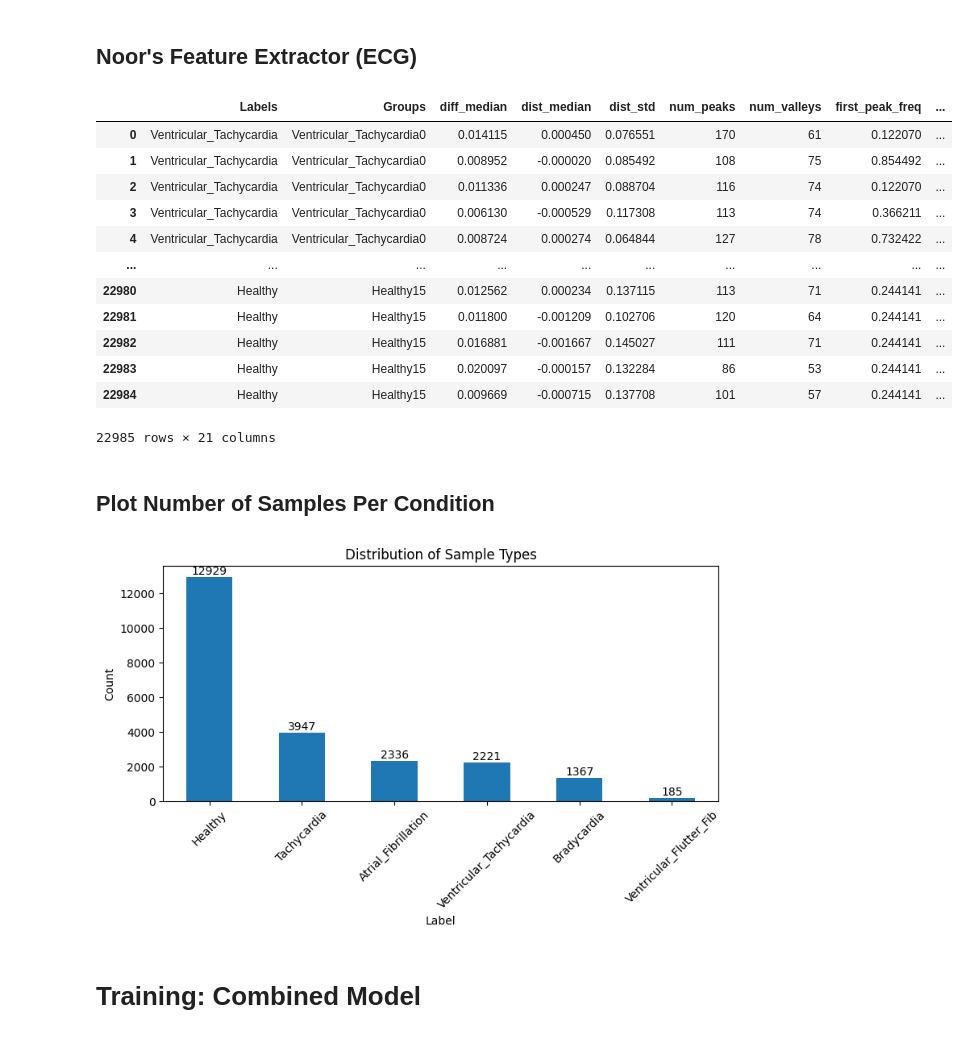
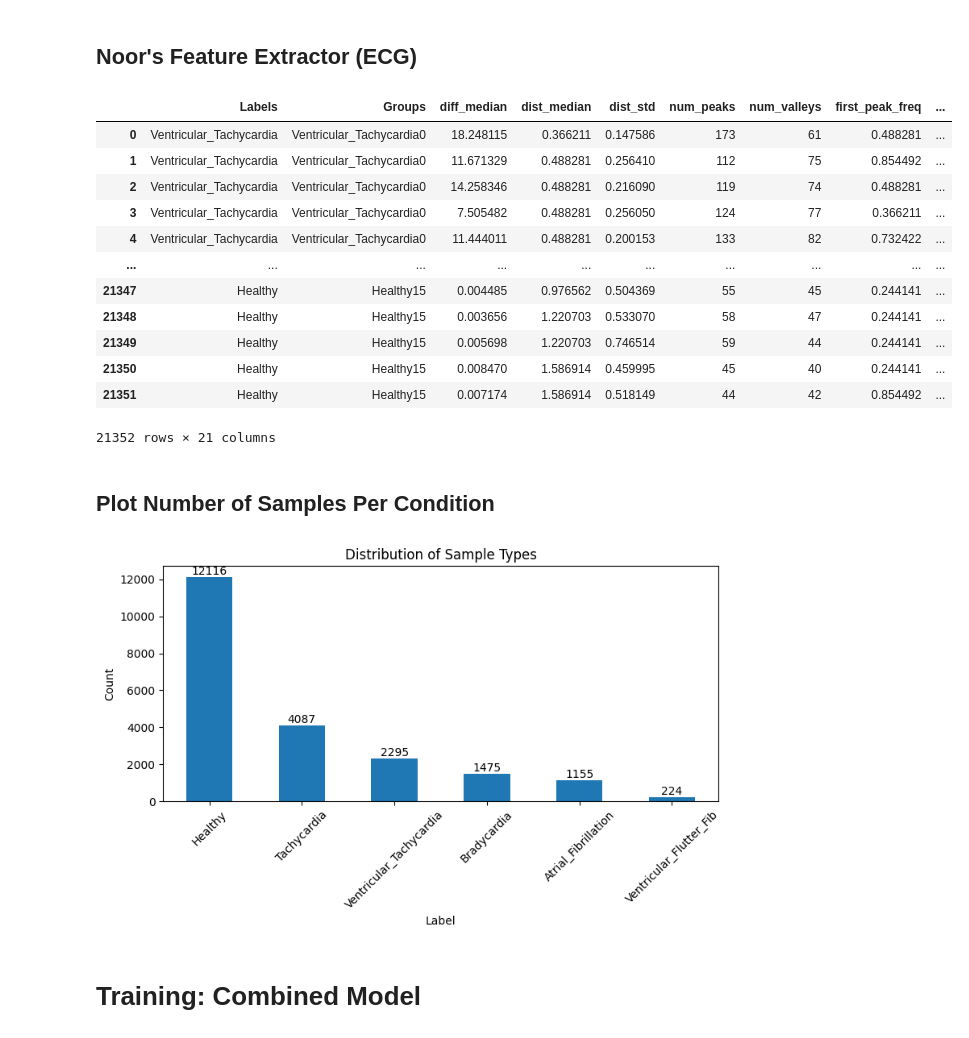
Before and after one commit to sarah-alabdulrazzak/RhythmGuard, a Jupyter notebook: Combined_Models.ipynb, the cells around one changed output. Drawn from its saved outputs; the diff is of its cells as text; code cells hidden in the pictures.

```diff
--- a/Combined_Models.ipynb
+++ b/Combined_Models.ipynb
@@ -119,8 +119,8 @@ def downsample(ecg_signal, original_fs=250, target_fs=125):
     return downsampled_signal
 
 def standardize(data):
-    return ( data - np.mean(data) ) / np.std(data)
-    #return data
+    #return ( data - np.mean(data) ) / np.std(data)
+    return data
 
 def getWaveform(label, index, sampleType, startPoint=0, duration=1024, trueAlarm=1):
     if(label=="Atrial_Fibrillation" or label=="Healthy"):
@@ -321,7 +321,7 @@ for i in range(len(signals_ecg)):
     diff_median.append(np.median(2.0/N * np.abs(yf[:N//2])[fft_peaks])-np.median(2.0/N * np.abs(yf[:N//2])[fft_valleys]))
     num_peaks.append(len(fft_peaks))
     num_valleys.append(len(fft_valleys))
-    fft_intervals=getIntervals(2.0/N * np.abs(yf[:N//2])[fft_peaks]) # find intervals between every two peaks
+    fft_intervals=getIntervals(xf[fft_peaks]) # find intervals between every two peaks
     distance_median.append(np.median(fft_intervals))
     distance_std.append(np.std(fft_intervals))
     try:
@@ -340,45 +340,45 @@ for i in range(len(signals_ecg)):
     td_ss=getIntervals(td_valleys)
     rr_median.append(np.median(td_rr))
     rr_std.append(np.std(td_rr))
     ss_median.append(np.median(td_ss))
     ss_std.append(np.std(td_ss))
 
     # PPG
     ppg_features=extract_ppg_features(signals_ppg[i], labels[i], sampling_rate=125)
     systolic_amp.append(ppg_features["Systolic Amplitude"])
     diastolic_amp.append(ppg_features["Diastolic Amplitude"])
     systolic_area.append(ppg_features["Systolic Area"])
     diastolic_area.append(ppg_features["Diastolic Area"])
     systolic_time.append(ppg_features["Systolic Time"])
     diastolic_time.append(ppg_features["Diastolic Time"])
     pulse_interval.append(ppg_features["Pulse Interval"])
     pp_interval.append(ppg_features["Peak-to-Peak Interval"])
     fwhm.append(ppg_features["Full Width Half Maximum"])
 
 samples_df=pd.DataFrame({"Labels": labels_passed, "Groups": groups_passed, "diff_median":diff_median,
                          "dist_median": distance_median, "dist_std": distance_std, "num_peaks":num_peaks,
                          "num_valleys":num_valleys, "first_peak_freq":first_peak_freq, "second_peak_freq":second_peak_freq,
                          "rr_median": rr_median, "rr_std": rr_std, "ss_median": ss_median, "ss_std": ss_std,
                         "systolic_amp":systolic_amp, "diastolic_amp":diastolic_amp, "systolic_area":systolic_area,
                         "diastolic_area":diastolic_area, "systolic_time":systolic_time, "diastolic_time":diastolic_time,
                         "pulse_interval":pulse_interval, "pp_interval":pp_interval, "fwhm":fwhm})
 samples_df=samples_df.dropna().reset_index(drop=True)
 samples_df.drop("diastolic_area", axis=1, inplace=True)
 samples_df
 # %% [output]
 |  | Labels | Groups | diff_median | dist_median | dist_std | num_peaks | num_valleys | first_peak_freq | ... |
-| 0 | Ventricular_Tachycardia | Ventricular_Tachycardia0 | 0.014115 | 0.000450 | 0.076551 | 170 | 61 | 0.122070 | ... |
-| 1 | Ventricular_Tachycardia | Ventricular_Tachycardia0 | 0.008952 | -0.000020 | 0.085492 | 108 | 75 | 0.854492 | ... |
-| 2 | Ventricular_Tachycardia | Ventricular_Tachycardia0 | 0.011336 | 0.000247 | 0.088704 | 116 | 74 | 0.122070 | ... |
-| 3 | Ventricular_Tachycardia | Ventricular_Tachycardia0 | 0.006130 | -0.000529 | 0.117308 | 113 | 74 | 0.366211 | ... |
-| 4 | Ventricular_Tachycardia | Ventricular_Tachycardia0 | 0.008724 | 0.000274 | 0.064844 | 127 | 78 | 0.732422 | ... |
+| 0 | Ventricular_Tachycardia | Ventricular_Tachycardia0 | 18.248115 | 0.366211 | 0.147586 | 173 | 61 | 0.488281 | ... |
+| 1 | Ventricular_Tachycardia | Ventricular_Tachycardia0 | 11.671329 | 0.488281 | 0.256410 | 112 | 75 | 0.854492 | ... |
+| 2 | Ventricular_Tachycardia | Ventricular_Tachycardia0 | 14.258346 | 0.488281 | 0.216090 | 119 | 74 | 0.488281 | ... |
+| 3 | Ventricular_Tachycardia | Ventricular_Tachycardia0 | 7.505482 | 0.488281 | 0.256050 | 124 | 77 | 0.366211 | ... |
+| 4 | Ventricular_Tachycardia | Ventricular_Tachycardia0 | 11.444011 | 0.488281 | 0.200153 | 133 | 82 | 0.732422 | ... |
 | ... | ... | ... | ... | ... | ... | ... | ... | ... | ... |
-| 22980 | Healthy | Healthy15 | 0.012562 | 0.000234 | 0.137115 | 113 | 71 | 0.244141 | ... |
-| 22981 | Healthy | Healthy15 | 0.011800 | -0.001209 | 0.102706 | 120 | 64 | 0.244141 | ... |
-| 22982 | Healthy | Healthy15 | 0.016881 | -0.001667 | 0.145027 | 111 | 71 | 0.244141 | ... |
-| 22983 | Healthy | Healthy15 | 0.020097 | -0.000157 | 0.132284 | 86 | 53 | 0.244141 | ... |
-| 22984 | Healthy | Healthy15 | 0.009669 | -0.000715 | 0.137708 | 101 | 57 | 0.244141 | ... |
+| 21347 | Healthy | Healthy15 | 0.004485 | 0.976562 | 0.504369 | 55 | 45 | 0.244141 | ... |
+| 21348 | Healthy | Healthy15 | 0.003656 | 1.220703 | 0.533070 | 58 | 47 | 0.244141 | ... |
+| 21349 | Healthy | Healthy15 | 0.005698 | 1.220703 | 0.746514 | 59 | 44 | 0.244141 | ... |
+| 21350 | Healthy | Healthy15 | 0.008470 | 1.586914 | 0.459995 | 45 | 40 | 0.244141 | ... |
+| 21351 | Healthy | Healthy15 | 0.007174 | 1.586914 | 0.518149 | 44 | 42 | 0.854492 | ... |
-22985 rows × 21 columns
+21352 rows × 21 columns
 # %% [markdown]
 ## Plot Number of Samples Per Condition
 # %%
@@ -395,7 +395,7 @@ plt.bar_label(plt.gca().containers[0])  # Add count labels on bars
 plt.tight_layout()
 plt.show()
 # %% [output]
-[figure, old version]
+[figure, new version]
 # %% [markdown]
 # Training: Combined Model
 # %%
```
Also changed, not shown: parts of 9 cells of this notebook.
